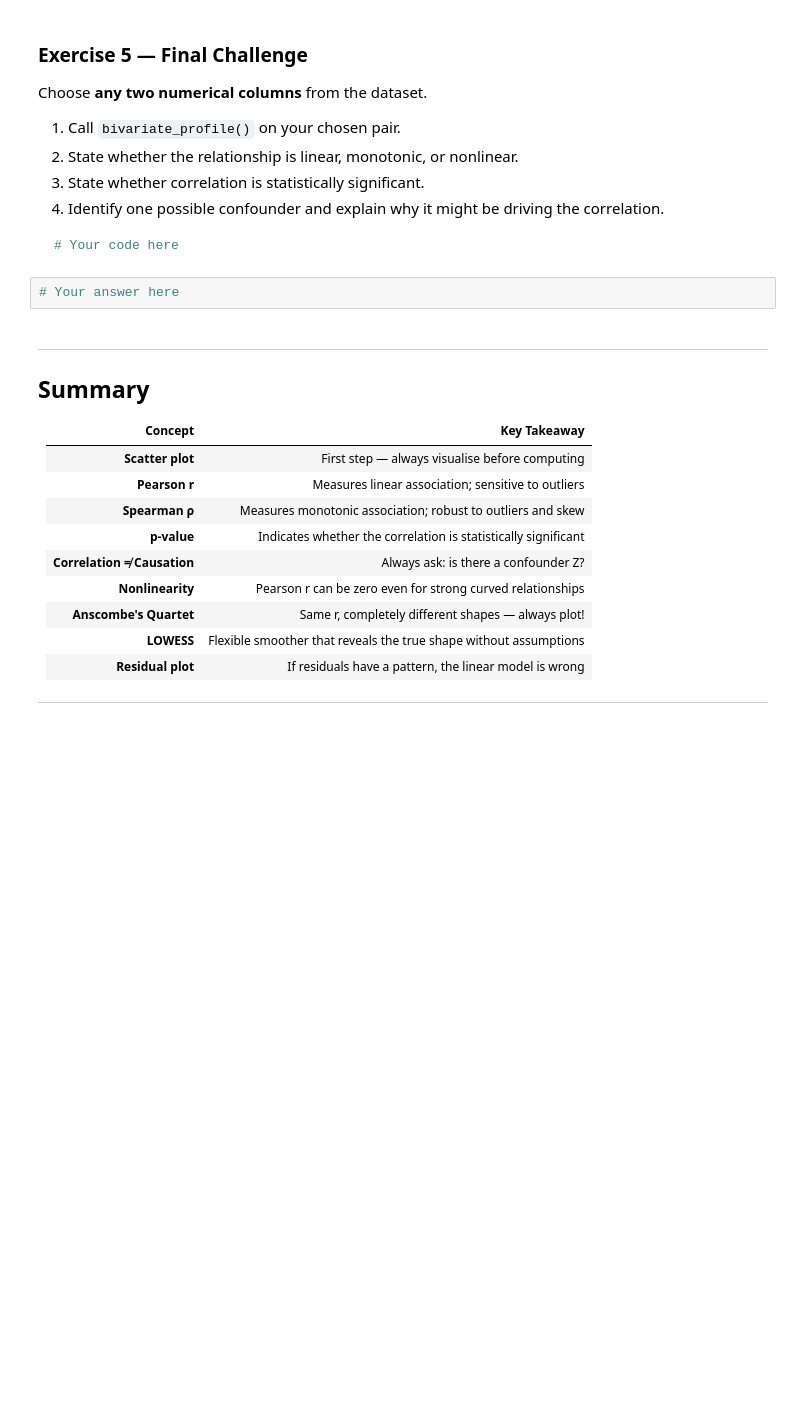
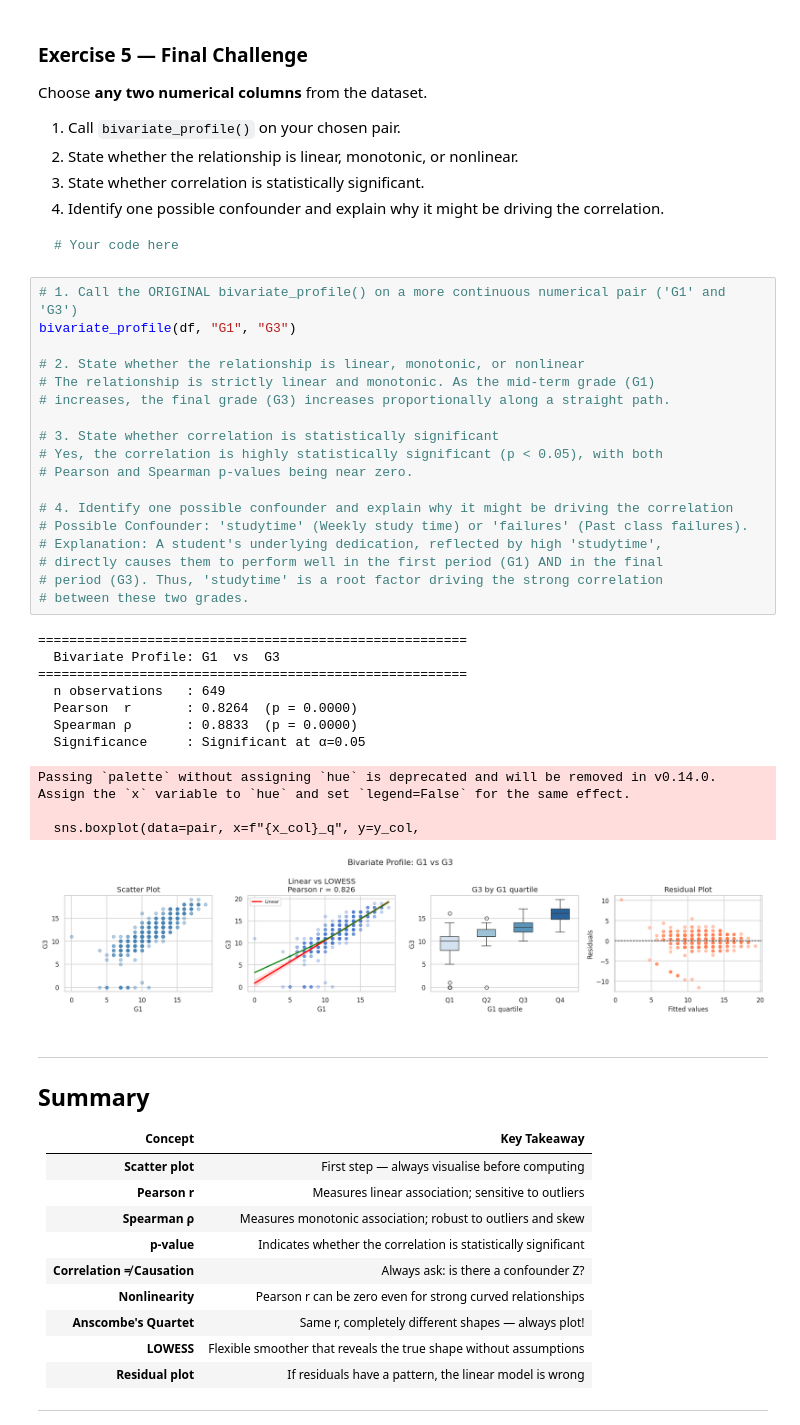
Before and after one commit to sahibshakhayev/IntroToDS, a Jupyter notebook: Solved/LB_4.ipynb, the cells around one changed output. Cells and saved outputs as stored; diff of their text form; blank space fills up the shorter version.

````diff
--- a/Solved/LB_4.ipynb
+++ b/Solved/LB_4.ipynb
@@ -780,8 +906,36 @@ Choose **any two numerical columns** from the dataset.
 ```python
 # Your code here
 ```
-# %%
-# Your answer here
+# %%
+# 1. Call the ORIGINAL bivariate_profile() on a more continuous numerical pair ('G1' and 'G3')
+bivariate_profile(df, "G1", "G3")
+
+# 2. State whether the relationship is linear, monotonic, or nonlinear
+# The relationship is strictly linear and monotonic. As the mid-term grade (G1)
+# increases, the final grade (G3) increases proportionally along a straight path.
+
+# 3. State whether correlation is statistically significant
+# Yes, the correlation is highly statistically significant (p < 0.05), with both
+# Pearson and Spearman p-values being near zero.
+
+# 4. Identify one possible confounder and explain why it might be driving the correlation
+# Possible Confounder: 'studytime' (Weekly study time) or 'failures' (Past class failures).
+# Explanation: A student's underlying dedication, reflected by high 'studytime',
+# directly causes them to perform well in the first period (G1) AND in the final
+# period (G3). Thus, 'studytime' is a root factor driving the strong correlation
+# between these two grades.
+# %% [output]
+=======================================================
+  Bivariate Profile: G1  vs  G3
+=======================================================
+  n observations   : 649
+  Pearson  r       : 0.8264  (p = 0.0000)
+  Spearman ρ       : 0.8833  (p = 0.0000)
+  Significance     : Significant at α=0.05
+Passing `palette` without assigning `hue` is deprecated and will be removed in v0.14.0. Assign the `x` variable to `hue` and set `legend=False` for the same effect.
+
+  sns.boxplot(data=pair, x=f"{x_col}_q", y=y_col,
+[figure, added]
 # %% [markdown]
 ---
 ## Summary
````
Also changed, not shown: parts of 9 cells of this notebook.
